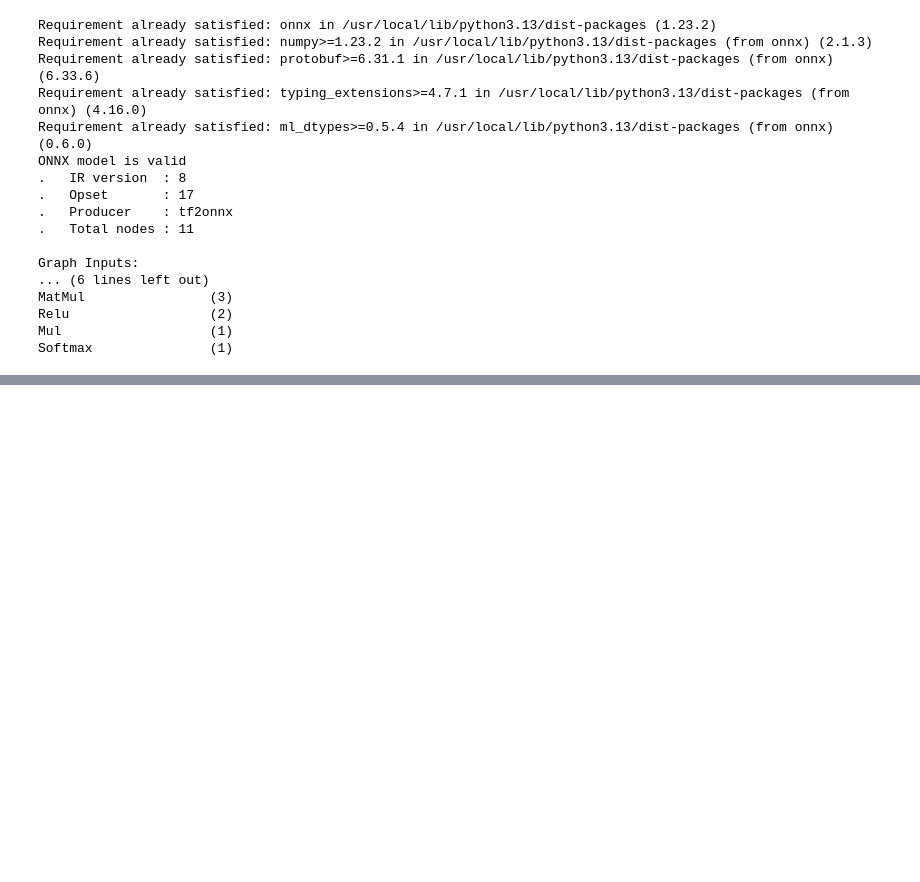
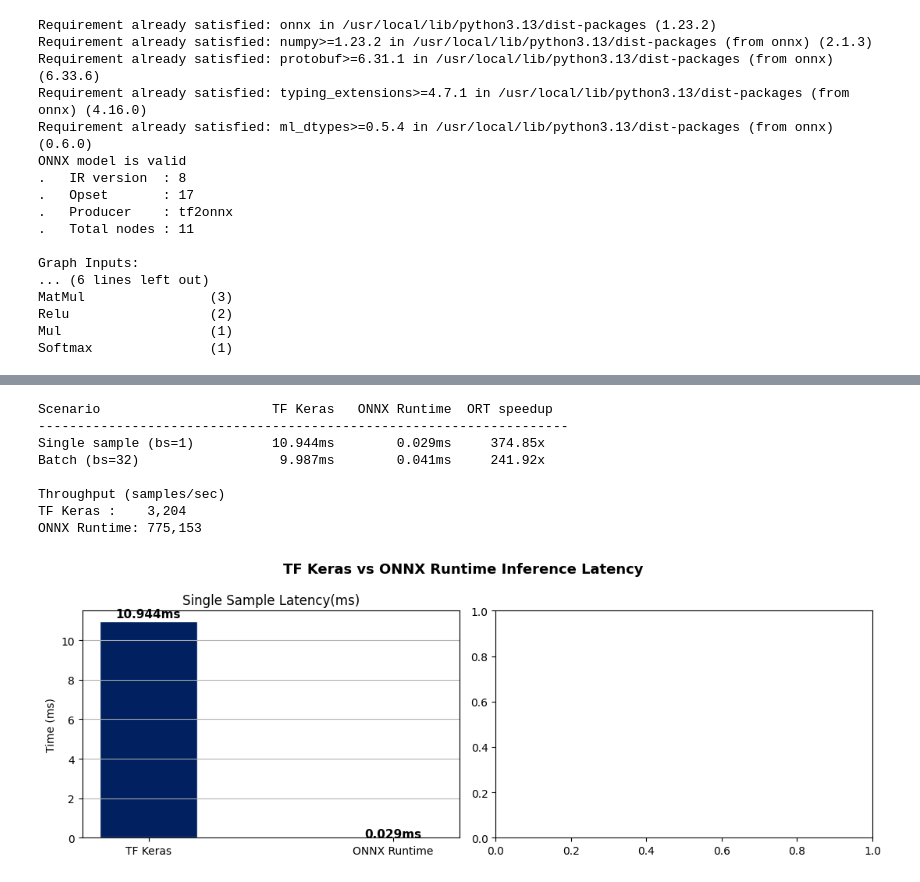
Before and after one commit to alokchoudharyguliya/Applied-Accelerated-AI, a Jupyter notebook: Week5_TF_Acceleration.ipynb, the cells around one changed output, grey strips where cells are left out. Drawn from its saved outputs; the diff is of its cells as text; code cells hidden in the pictures; blank space fills up the shorter version.

```diff
--- a/Week5_TF_Acceleration.ipynb
+++ b/Week5_TF_Acceleration.ipynb
@@ -1084,28 +1079,64 @@ ORT.    : [0.1876 0.2567 0.2382 0.1802 0.1374]
 # %%
 # --- 5.8 Latency Benchmark: TF Keras vs ONNX Tuntime ---
 
 if os.path.exists(onnx_path):
   N_RUNS=50
   x_single=np.random.randn(1,20).astype(np.float32)
-  x_batch=np.random.randn(32,30).astype(np.float32)
+  x_batch=np.random.randn(32,20).astype(np.float32)
   x_tf_s=tf.constant(x_single)
   x_tf_b=tf.constant(x_batch)
   t0=time.perf_counter()
   for _ in range(N_RUNS): model(x_tf_s, training=False)
   tf_s_ms=(time.perf_counter()-t0)/N_RUNS*1000
 
   t0=time.perf_counter()
   for _ in range(N_RUNS): session.run([out_name],{in_name:x_single})
   ort_s_ms=(time.perf_counter() - t0)/N_RUNS*1000
 
   # -- Batch throughput
   t0=time.perf_counter()
+  for _ in range(N_RUNS): model(x_tf_b, training=False)
+  tf_b_ms=(time.perf_counter()-t0)/N_RUNS*1000
 
+  t0=time.perf_counter()
+  for _ in range(N_RUNS): session.run([out_name], {in_name:x_batch})
+  ort_b_ms=(time.perf_counter()-t0)/N_RUNS*1000
+
+  print(f"{'Scenario':25s} {'TF Keras':>12s} {'ONNX Runtime':>14s} {'ORT speedup':>12s}")
+  print("-"*68)
+  print(f"{'Single sample (bs=1)':25s} {tf_s_ms:10.3f}ms {ort_s_ms:>12.3f}ms {tf_s_ms/max(ort_s_ms,0.001):>10.2f}x")
+  print(f"{'Batch (bs=32)':25s} {tf_b_ms:>10.3f}ms {ort_b_ms:>12.3f}ms {tf_b_ms/max(ort_b_ms, 0.001):>10.2f}x")
+
+  tf_tp=32/(tf_b_ms/1000)
+  ort_tp=32/(ort_b_ms/1000)
+  print(f"\nThroughput (samples/sec)")
+  print(f"TF Keras : {tf_tp:>8,.0f}")
+  print(f"ONNX Runtime:{ort_tp:>8,.0f}")
 
   # Plot
-  fig, axes=pl.subplots(1,2,figsize=(11,4))
+  fig, axes=plt.subplots(1,2,figsize=(11,4))
   for ax, title, vals in zip(
       axes,
       ['Single Sample Latency(ms)', 'Batch=32 Latency(ms)'],
       [(tf_s_ms, ort_s_ms)]
-  )
+  ):
+    bars=ax.bar(['TF Keras','ONNX Runtime'],vals,color=['#002060','#ED7D31'],width=0.4, edgecolor='white')
+    for bar, v in zip(bars,vals):
+      ax.text(bar.get_x()+bar.get_width()/2,bar.get_height()*1.02,f'{v:.3f}ms',ha='center',fontsize=11, fontweight='bold')
+    ax.set_title(title);ax.set_ylabel('Time (ms)');ax.grid(axis='y')
+  plt.suptitle('TF Keras vs ONNX Runtime Inference Latency',fontsize=13, fontweight='bold')
+  plt.tight_layout()
+  plt.savefig('lec5_latency.png', dpi=100, bbox_inches='tight')
+  plt.show()
+else:
+  print('ONNX file unavailable - skipping benchmark.')
+# %% [output]
+Scenario                      TF Keras   ONNX Runtime  ORT speedup
+--------------------------------------------------------------------
+Single sample (bs=1)          10.944ms        0.029ms     374.85x
+Batch (bs=32)                  9.987ms        0.041ms     241.92x
+
+Throughput (samples/sec)
+TF Keras :    3,204
+ONNX Runtime: 775,153
+[figure, added]
```
Also changed, not shown: parts of 17 cells of this notebook.
